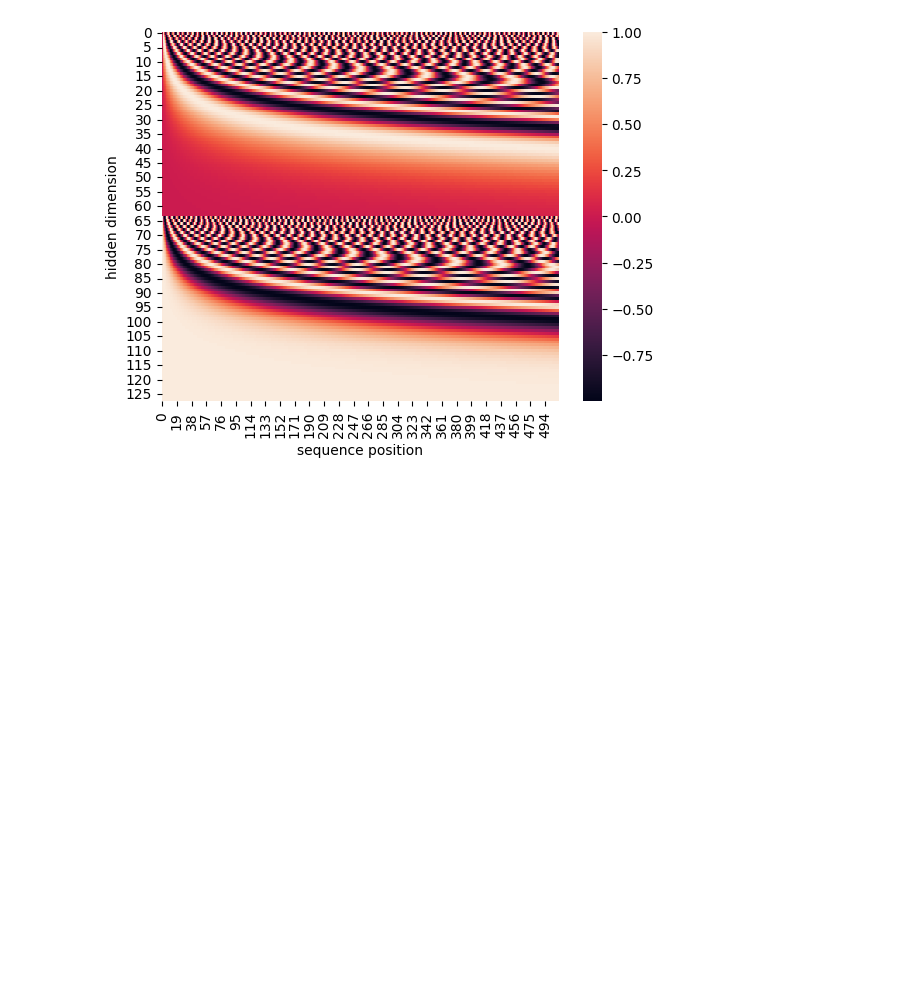
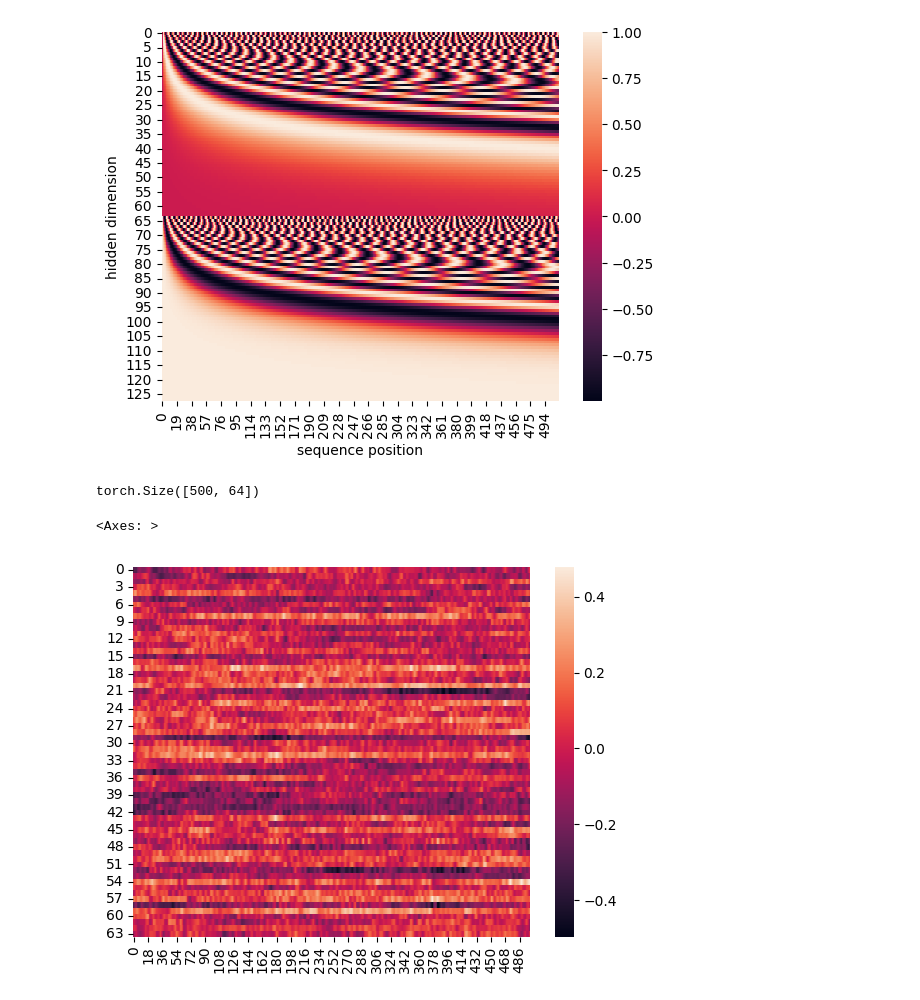
Before and after one commit to amyxlu/plaid-dev-distributed, a Jupyter notebook: notebooks/37_positional_emb.ipynb, the cells around one changed output. Drawn from its saved outputs; the diff is of its cells as text; code cells hidden in the pictures; blank space fills up the shorter version.

```diff
--- a/notebooks/37_positional_emb.ipynb
+++ b/notebooks/37_positional_emb.ipynb
@@ -60,0 +63,18 @@ Text(50.722222222222214, 0.5, 'hidden dimension')
+# %%
+import torch
+
+# t = torch.randint(0, 500, (64,))
+t = torch.arange(500).long()
+# %%
+emb = TimestepEmbedder(64)
+# %%
+out = emb(t)
+print(out.shape)
+# %% [output]
+torch.Size([500, 64])
+# %%
+import seaborn as sns
+sns.heatmap(out.T.detach().cpu().numpy())
+# %% [output]
+<Axes: >
+[figure, added]
```
Also changed, not shown: parts of 1 cell of this notebook, 14 other files.
